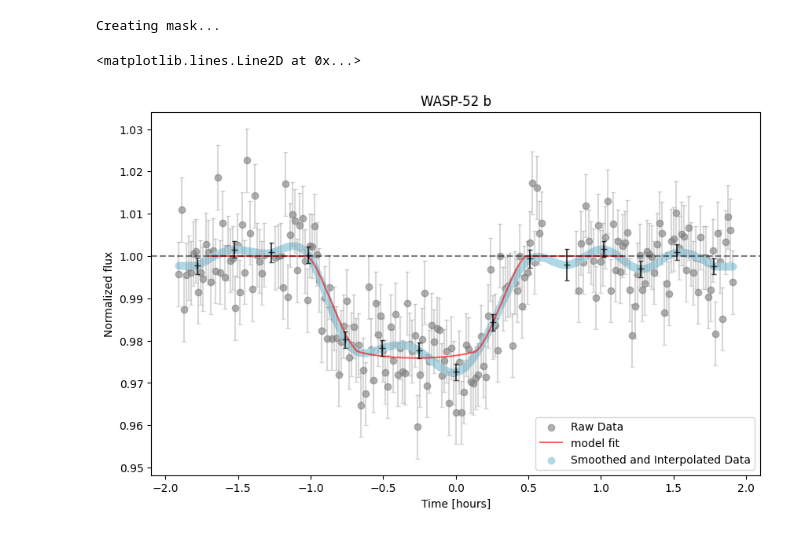
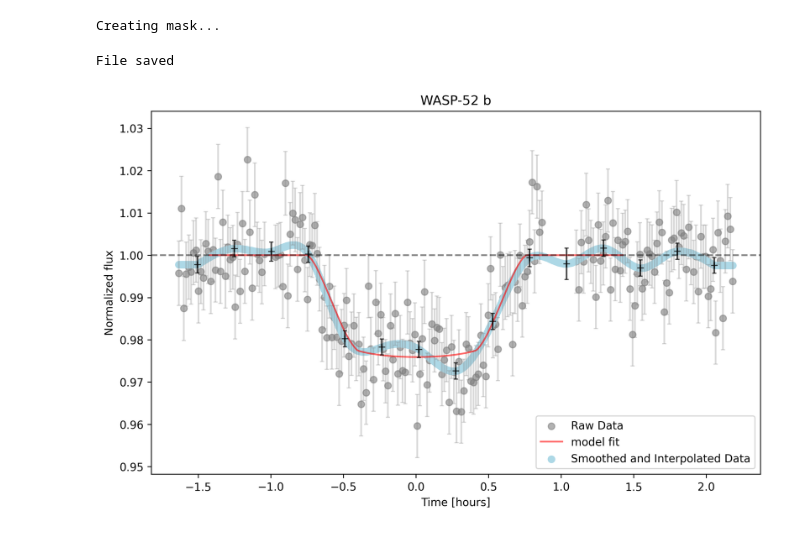
Before and after one commit to ua-2025q3-astr501-513/p1-pink-fluffy-unicorns, a Jupyter notebook: model_fitting.ipynb, the cells around one changed output. Drawn from its saved outputs; the diff is of its cells as text; code cells hidden in the pictures.

Commit message:
Update with mid transit time offset

```diff
--- a/model_fitting.ipynb
+++ b/model_fitting.ipynb
@@ -31,9 +31,10 @@ interp_dates_hours = np.linspace(dates_hours.min(), dates_hours.max(), framew)
 interp_flux = f(interp_dates_hours)
 interp_errs = np.interp(interp_dates_hours, dates_hours, errs)
 
-dates_hours -= np.median(interp_dates_hours)
-bins -= np.median(interp_dates_hours)
-interp_dates_hours -= np.median(interp_dates_hours)
+time_offset = np.median(interp_dates_hours)
+dates_hours -= time_offset
+bins -= time_offset
+interp_dates_hours -= time_offset
 # %%
 plt.figure(figsize=[10, 6])
 
@@ -166,19 +167,24 @@ t_best += best_midt
 Calculating limb darkening coefficients....
 Creating mask...
 # %%
-plt.figure(figsize=[10, 6])
+plt.figure(figsize=[10, 6], dpi=300)
 
-plt.scatter(dates_hours, flux, label = 'Raw Data', alpha = .6, c = 'gray')
-plt.errorbar(dates_hours, flux, errs, ls = '', alpha = 0.3, capsize=2, c = 'gray')
-plt.plot(t_best, flux_best, 'r-', color="red", label="model fit", alpha=0.6)
-plt.scatter(interp_dates_hours, interp_flux, label = 'Smoothed and Interpolated Data', color="lightblue")
-plt.errorbar(bins, smooth_fluxes, smooth_errs, ls = '', alpha = 0.7, capsize=2, c = 'k', marker="+")
+plt.scatter(dates_hours - best_midt, flux, label = 'Raw Data', alpha = .6, c = 'gray')
+plt.errorbar(dates_hours - best_midt, flux, errs, ls = '', alpha = 0.3, capsize=2, c = 'gray')
+plt.plot(t_best - best_midt, flux_best, 'r-', color="red", label="model fit", alpha=0.6)
+plt.scatter(interp_dates_hours - best_midt, interp_flux, label = 'Smoothed and Interpolated Data', color="lightblue")
+plt.errorbar(bins - best_midt, smooth_fluxes, smooth_errs, ls = '', alpha = 0.7, capsize=2, c = 'k', marker="+")
 
 plt.xlabel(f'Time [hours]')
 plt.ylabel('Normalized flux')
 plt.legend()
 plt.title(f"{datasets[num][:-4]}")
 plt.axhline(1, ls = '--', c = 'k', alpha = .5)
+
+np.savez(f"{datasets[num][:-4]}"+"_params", dates_hours + time_offset, flux, errs, bins + time_offset,\
+         smooth_fluxes, smooth_errs, interp_dates_hours + time_offset, interp_flux, interp_errs,\
+         t_best + time_offset, flux_best, best_Rp, best_b, best_midt - time_offset, best_vel)
+print("File saved")
 # %% [output]
-<matplotlib.lines.Line2D at 0x...>
+File saved
-[figure, old version]
+[figure, new version]
```
Also changed, not shown: 1 other file.
